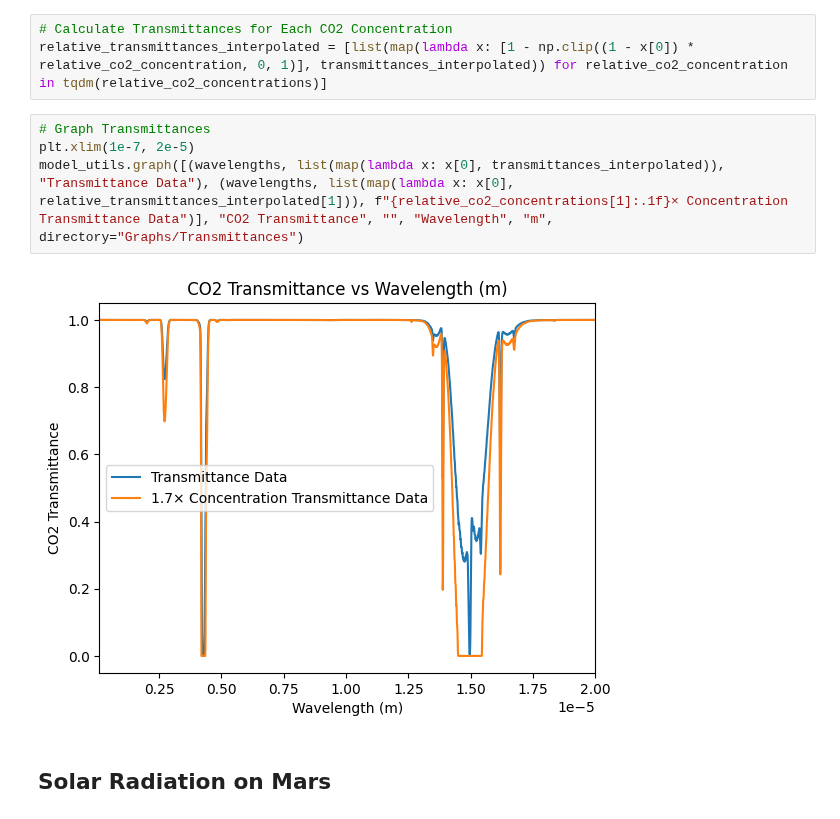
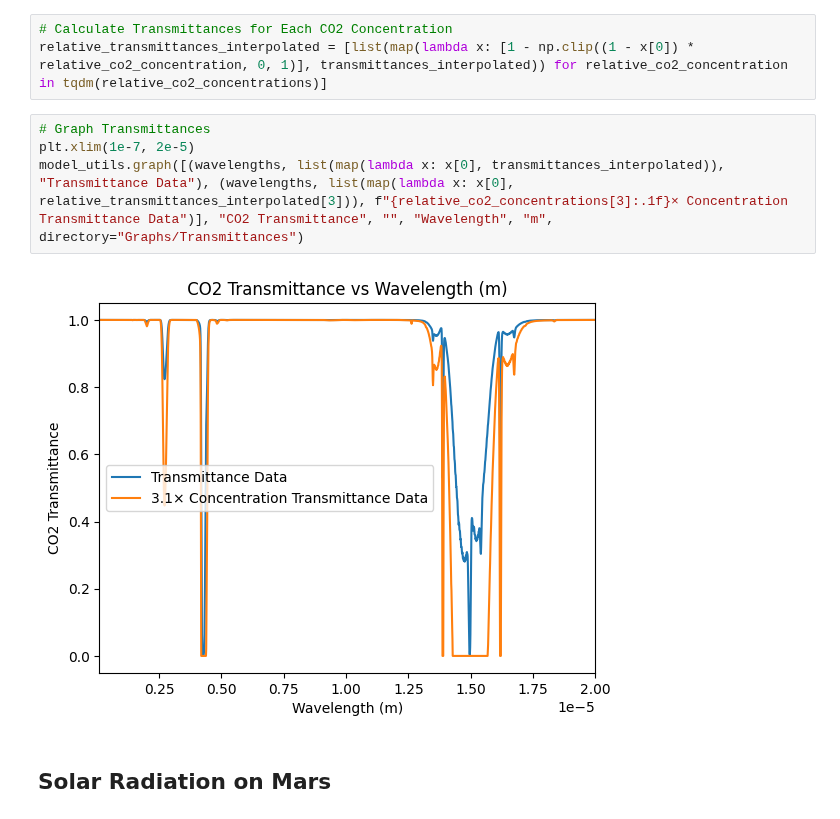
Before and after one commit to kevinthegreat1/HonorsPhysics2, a Jupyter notebook: Unit13/Model.ipynb, the cells around one changed output. Cells and saved outputs as stored; diff of their text form.

Commit message:
Update transmittances graph

```diff
--- a/Unit13/Model.ipynb
+++ b/Unit13/Model.ipynb
@@ -95,9 +95,9 @@ relative_transmittances_interpolated = [list(map(lambda x: [1 - np.clip((1 - x[0
 # %%
 # Graph Transmittances
 plt.xlim(1e-7, 2e-5)
-model_utils.graph([(wavelengths, list(map(lambda x: x[0], transmittances_interpolated)), "Transmittance Data"), (wavelengths, list(map(lambda x: x[0], relative_transmittances_interpolated[1])), f"{relative_co2_concentrations[1]:.1f}× Concentration Transmittance Data")], "CO2 Transmittance", "", "Wavelength", "m", directory="Graphs/Transmittances")
+model_utils.graph([(wavelengths, list(map(lambda x: x[0], transmittances_interpolated)), "Transmittance Data"), (wavelengths, list(map(lambda x: x[0], relative_transmittances_interpolated[3])), f"{relative_co2_concentrations[3]:.1f}× Concentration Transmittance Data")], "CO2 Transmittance", "", "Wavelength", "m", directory="Graphs/Transmittances")
 # %% [output]
-[figure, old version]
+[figure, new version]
 # %% [markdown]
 ## Solar Radiation on Mars
 # %%
```
Also changed, not shown: 1 other file.
